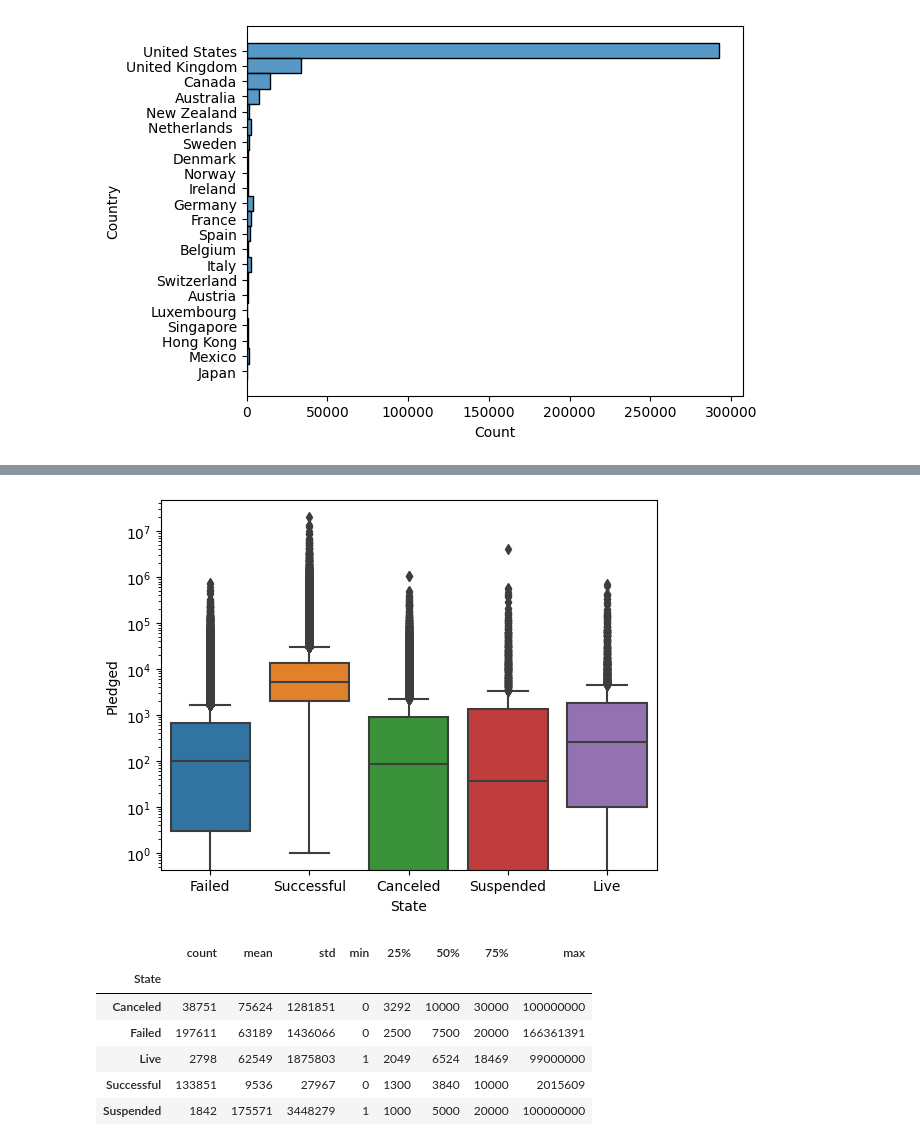
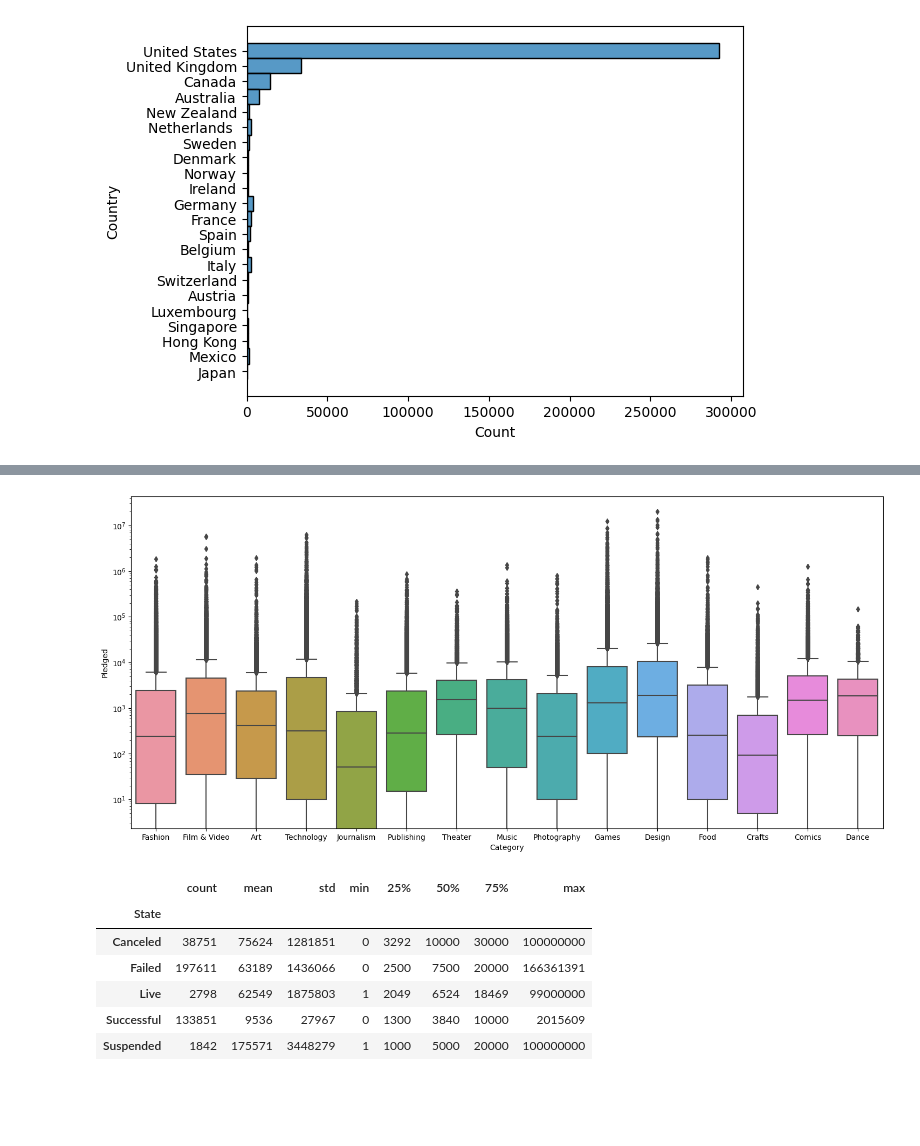
Before and after one commit to rouven-pampus/kickstart_masters, a Jupyter notebook: 01_kickstarter_EDA.ipynb, the cells around one changed output, grey strips where cells are left out. Cells and saved outputs as stored; diff of their text form; code cells hidden in the pictures; blank space fills up the shorter version.

```diff
--- a/01_kickstarter_EDA.ipynb
+++ b/01_kickstarter_EDA.ipynb
@@ -99,10 +126,11 @@ plt.show()
 # %%
 #check for summary statistics
-sns.boxplot(data=df, y='Pledged', x='State');
+fig = plt.figure(figsize=(18, 8))
+sns.boxplot(data=df, y='Pledged', x='Category');
 plt.yscale('log')
 plt.show()
 # %% [output]
-[figure, old version]
+[figure, new version]
 # %%
 df.groupby('State')['Goal'].describe().style.format("{:.0f}")
 # %% [output]
```
Also changed, not shown: parts of 9 cells of this notebook, 1 other file.
